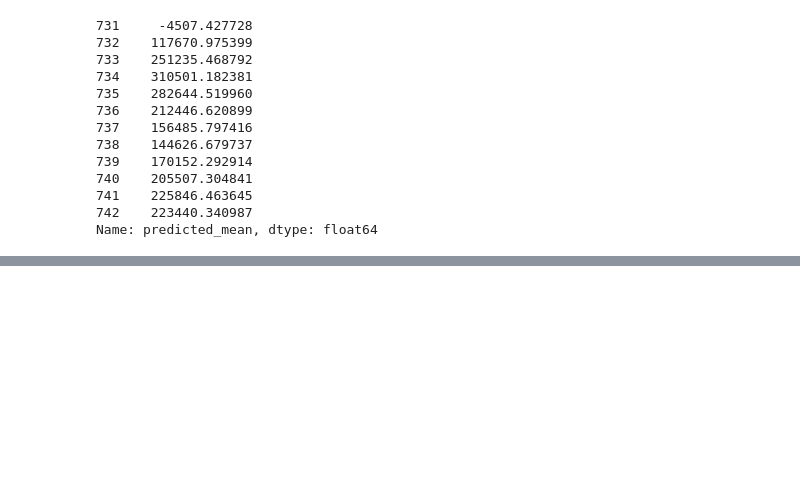
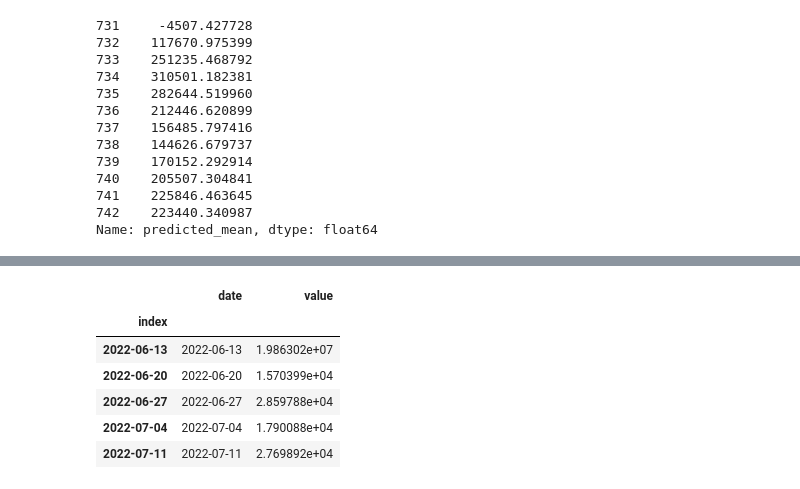
Before and after one commit to mathanamathav/DataGenie-Hackathon-2023-p1, a Jupyter notebook: NoteBooks/Brain_stromming_hack.ipynb, the cells around one changed output, grey strips where cells are left out. Saved outputs shown, nothing was run; the diff lists cells and outputs as text; code cells hidden in the pictures; blank space fills up the shorter version.

```diff
--- a/NoteBooks/Brain_stromming_hack.ipynb
+++ b/NoteBooks/Brain_stromming_hack.ipynb
@@ -676,0 +745,10 @@ NameError: ignored
+# %%
+combined_df.tail()
+# %% [output]
+|  | date | value |
+| index |  |  |
+| 2022-06-13 | 2022-06-13 | 1.986302e+07 |
+| 2022-06-20 | 2022-06-20 | 1.570399e+04 |
+| 2022-06-27 | 2022-06-27 | 2.859788e+04 |
+| 2022-07-04 | 2022-07-04 | 1.790088e+04 |
+| 2022-07-11 | 2022-07-11 | 2.769892e+04 |
```
Also changed, not shown: parts of 6 cells of this notebook, 4 other files.
